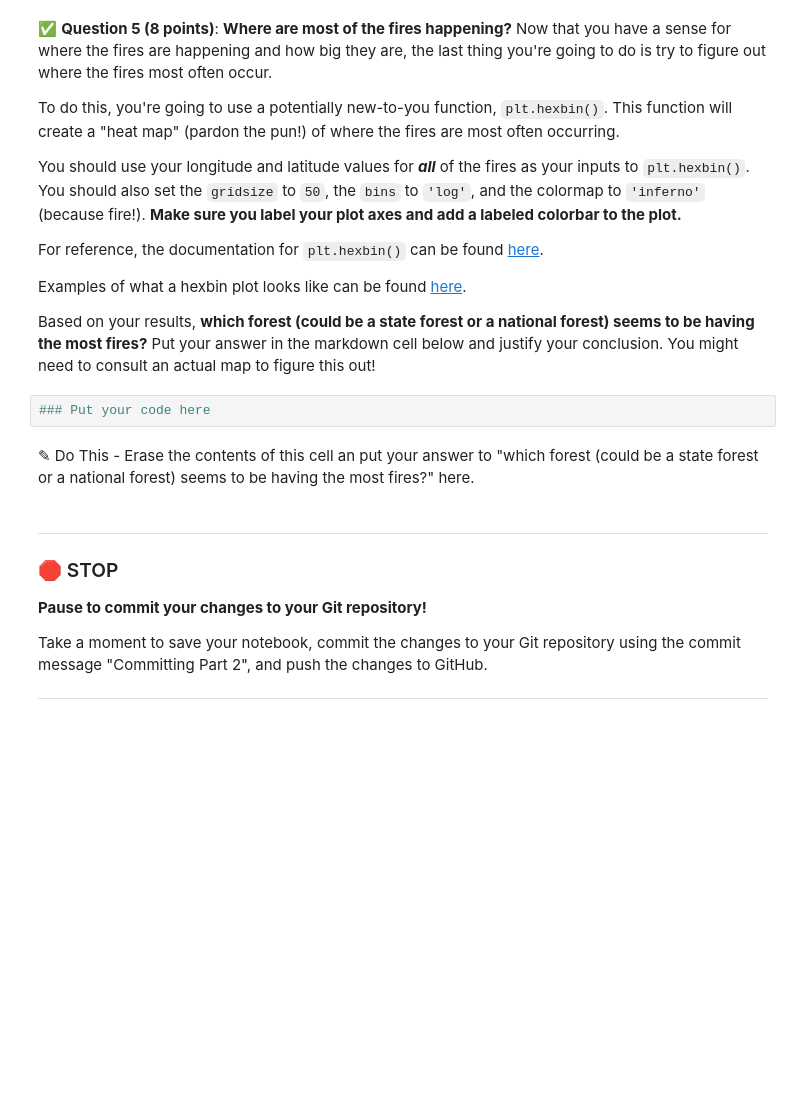
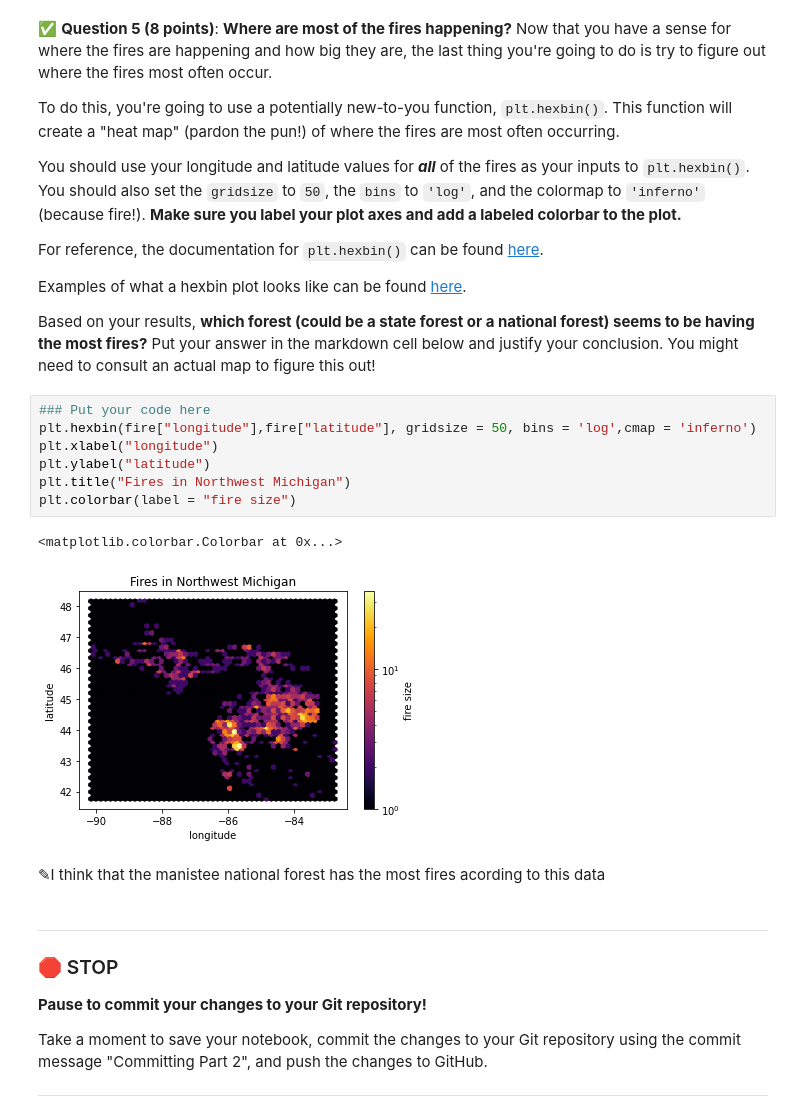
Before and after one commit to hewittso/cmse202-s21-turnin, a Jupyter notebook: hw-02/HW02.ipynb, the cells around one changed output. Saved outputs shown, nothing was run; the diff lists cells and outputs as text; blank space fills up the shorter version.

```diff
--- a/hw-02/HW02.ipynb
+++ b/hw-02/HW02.ipynb
@@ -129,10 +177,18 @@ For reference, the documentation for `plt.hexbin()` can be found [here](https://
 Examples of what a hexbin plot looks like can be found [here](https://matplotlib.org/2.0.2/examples/pylab_examples/hexbin_demo.html).
 
 Based on your results, **which forest (could be a state forest or a national forest) seems to be having the most fires?** Put your answer in the markdown cell below and justify your conclusion. You might need to consult an actual map to figure this out!
-# %%
-### Put your code here
-# %% [markdown]
-<font size=+3>&#9998;</font> Do This - Erase the contents of this cell an put your answer to "which forest (could be a state forest or a national forest) seems to be having the most fires?" here.
+# %%
+### Put your code here
+plt.hexbin(fire["longitude"],fire["latitude"], gridsize = 50, bins = 'log',cmap = 'inferno')
+plt.xlabel("longitude")
+plt.ylabel("latitude")
+plt.title("Fires in Northwest Michigan")
+plt.colorbar(label = "fire size")
+# %% [output]
+<matplotlib.colorbar.Colorbar at 0x...>
+[figure, added]
+# %% [markdown]
+<font size=+3>&#9998;</font>I think that the manistee national forest has the most fires acording to this data
 # %% [markdown]
 ---
 ### &#128721; STOP
```
Also changed, not shown: parts of 13 cells of this notebook.
